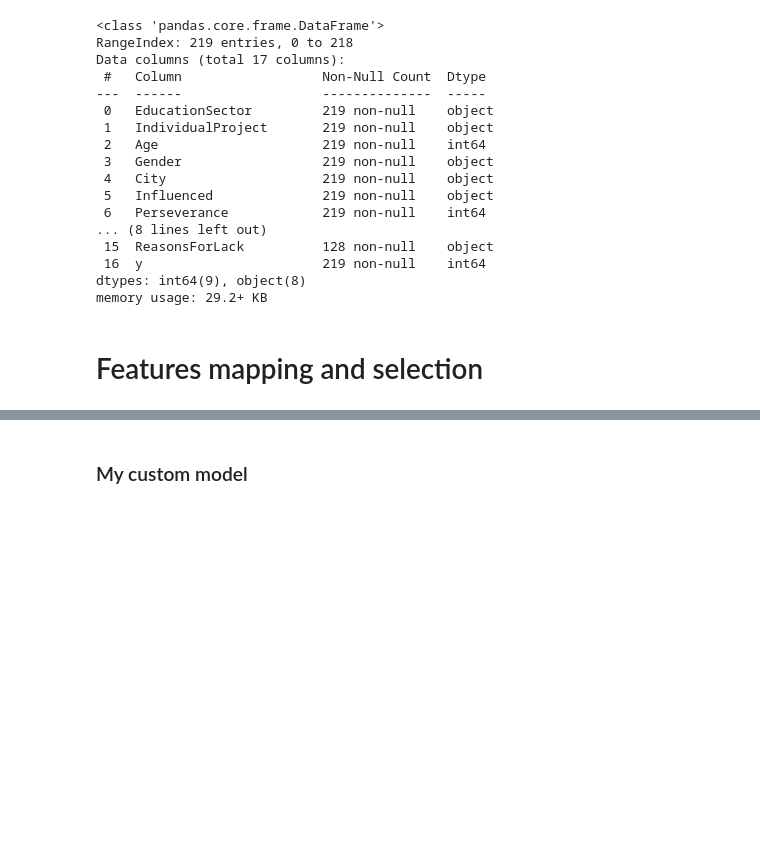
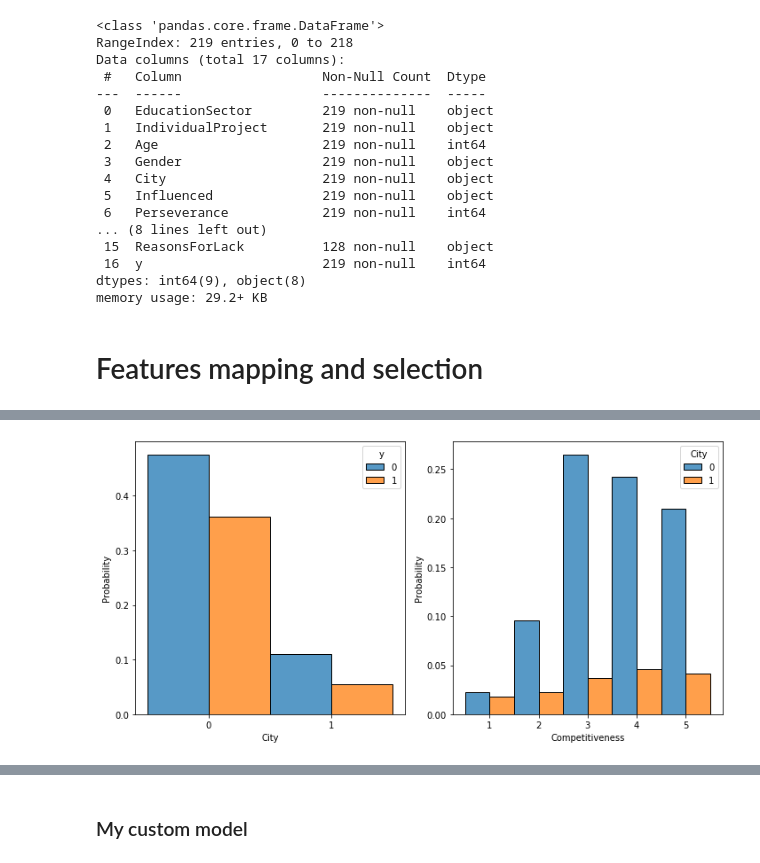
Before and after one commit to giorgiac98/student-bayesian-network, a Jupyter notebook: Entrepreneurial competency in university students.ipynb, the cells around one changed output, grey strips where cells are left out. Cells and saved outputs as stored; diff of their text form; code cells hidden in the pictures; blank space fills up the shorter version.

```diff
--- a/Entrepreneurial competency in university students.ipynb
+++ b/Entrepreneurial competency in university students.ipynb
@@ -90,0 +91,9 @@ Since the number of columns is very high, from now on I'll use a filtered datase
+# %%
+fig, (a1, a2) = plt.subplots(nrows=1, ncols=2, figsize=(10, 5))
+
+sns.histplot(x=df['City'], hue='y', data=df, discrete=True, stat='probability', multiple="dodge", ax=a1)
+sns.histplot(x=df['Competitiveness'], hue='City', data=df, discrete=True, stat='probability', multiple="dodge", ax=a2)
+a1.set_xticks([0, 1])
+fig.tight_layout()
+# %% [output]
+[figure, added]
```
Also changed, not shown: parts of 20 cells of this notebook.
